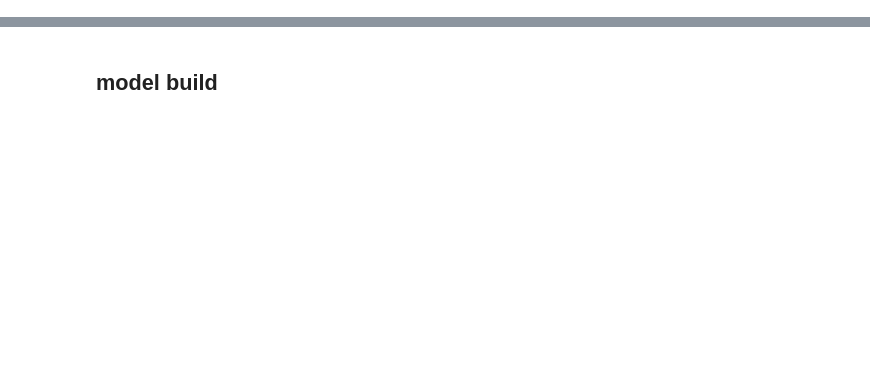
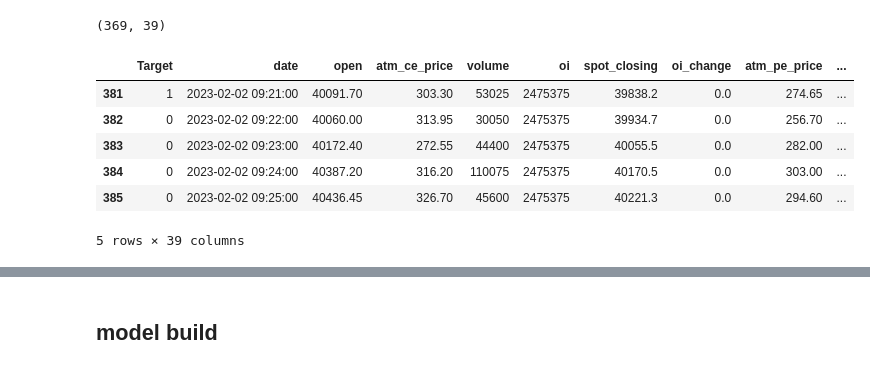
Before and after one commit to ShreyashChacharkar/Algotrading_with_python, a Jupyter notebook: lstm-based-algo.ipynb, the cells around one changed output, grey strips where cells are left out. Saved outputs shown, nothing was run; the diff lists cells and outputs as text; code cells hidden in the pictures; blank space fills up the shorter version.

```diff
--- a/lstm-based-algo.ipynb
+++ b/lstm-based-algo.ipynb
@@ -103,14 +154,23 @@ sta.columns
 # %%
-data = sta[["Target","date", 'open','atm_ce_price','volume', 'oi',
-       'spot_closing', 'diff_closing_opening', 'oi_change',
+data = feature_data[["Target","date", 'open','atm_ce_price','volume', 'oi',
+       'spot_closing', 'oi_change',
        'atm_pe_price', 'atm_ce_oi', 'atm_pe_oi', '1itm_ce_price',
        '1itm_pe_price', '1itm_ce_oi', '1itm_pe_oi', '2itm_ce_price',
        '2itm_pe_price', '2itm_ce_oi', '2itm_pe_oi', '3itm_ce_price',
        '3itm_pe_price', '3itm_ce_oi', '3itm_pe_oi', '1otm_ce_price',
        '1otm_pe_price', '1otm_ce_oi', '1otm_pe_oi', '2otm_ce_price',
        '2otm_pe_price', '2otm_ce_oi', '2otm_pe_oi', '3otm_ce_price',
        '3otm_pe_price', '3otm_ce_oi', '3otm_pe_oi', 'consecutive_ce_oi',
        'consecutive_pe_oi', 'ce_oi_change', 'pe_oi_change']]
 data = data[data.date > "2023-02-02 09:20:00"]
 print(data.shape)
 data.head()
+# %% [output]
+(369, 39)
+|  | Target | date | open | atm_ce_price | volume | oi | spot_closing | oi_change | atm_pe_price | ... |
+| 381 | 1 | 2023-02-02 09:21:00 | 40091.70 | 303.30 | 53025 | 2475375 | 39838.2 | 0.0 | 274.65 | ... |
+| 382 | 0 | 2023-02-02 09:22:00 | 40060.00 | 313.95 | 30050 | 2475375 | 39934.7 | 0.0 | 256.70 | ... |
+| 383 | 0 | 2023-02-02 09:23:00 | 40172.40 | 272.55 | 44400 | 2475375 | 40055.5 | 0.0 | 282.00 | ... |
+| 384 | 0 | 2023-02-02 09:24:00 | 40387.20 | 316.20 | 110075 | 2475375 | 40170.5 | 0.0 | 303.00 | ... |
+| 385 | 0 | 2023-02-02 09:25:00 | 40436.45 | 326.70 | 45600 | 2475375 | 40221.3 | 0.0 | 294.60 | ... |
+5 rows × 39 columns
```
Also changed, not shown: parts of 59 cells of this notebook.
